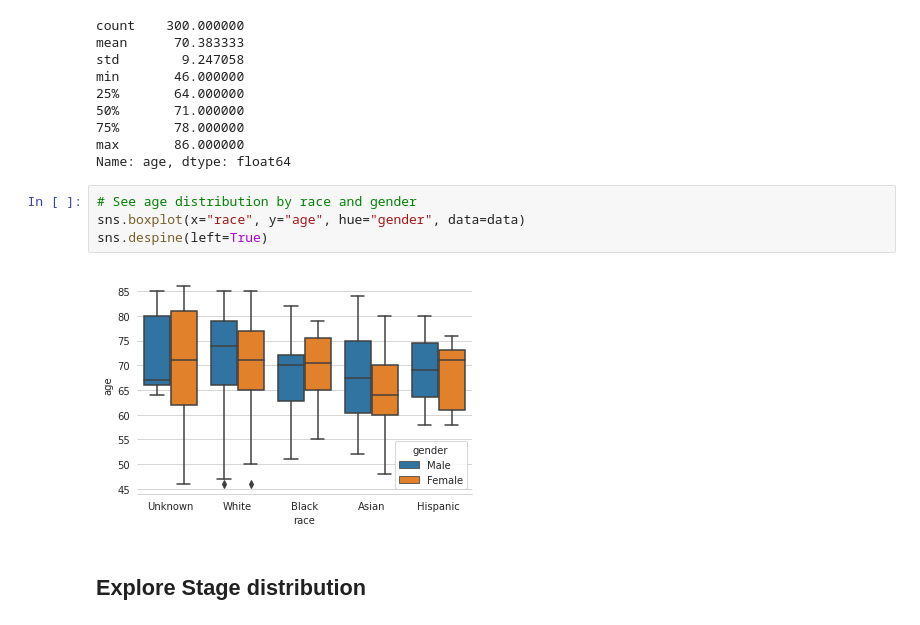
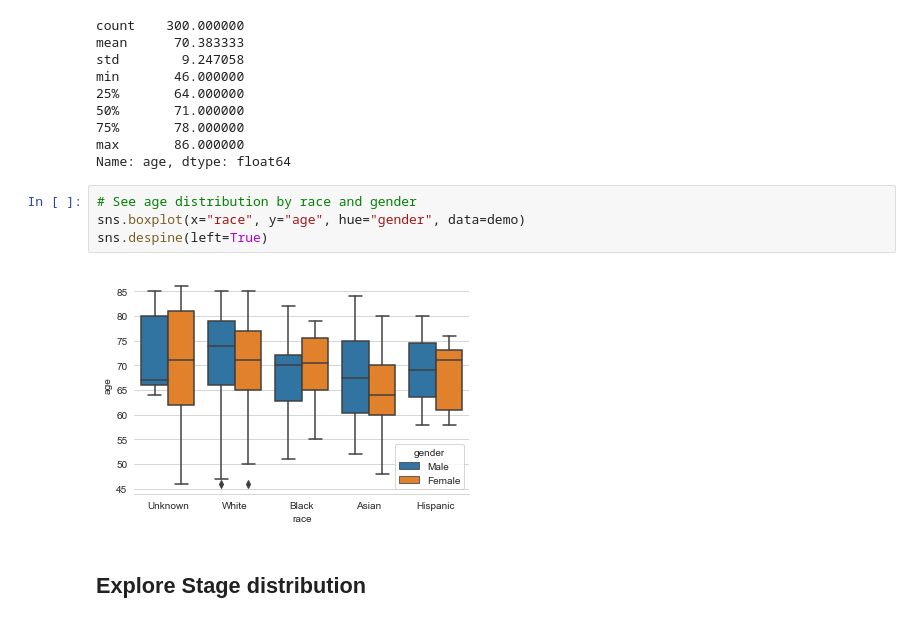
Before and after one commit to migueLib/ckd, a Jupyter notebook: notebooks/data_exploration.ipynb, the cells around one changed output. Saved outputs shown, nothing was run; the diff lists cells and outputs as text.

Commit message:
Add nice plots to data exploration

```diff
--- a/notebooks/data_exploration.ipynb
+++ b/notebooks/data_exploration.ipynb
@@ -114,10 +117,10 @@ max       86.000000
 Name: age, dtype: float64
 # %%
 # See age distribution by race and gender
-sns.boxplot(x="race", y="age", hue="gender", data=data)
+sns.boxplot(x="race", y="age", hue="gender", data=demo)
 sns.despine(left=True)
 # %% [output]
-[figure, old version]
+[figure, new version]
 # %% [markdown]
 ## Explore Stage distribution
 # %%
```
Also changed, not shown: parts of 21 cells of this notebook.
